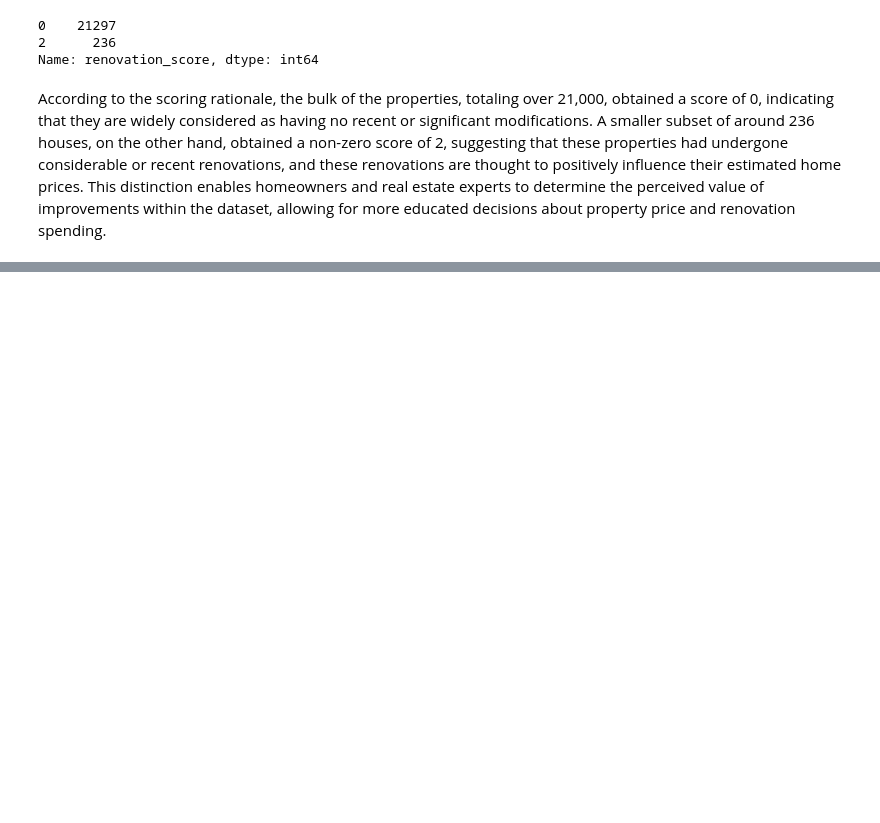
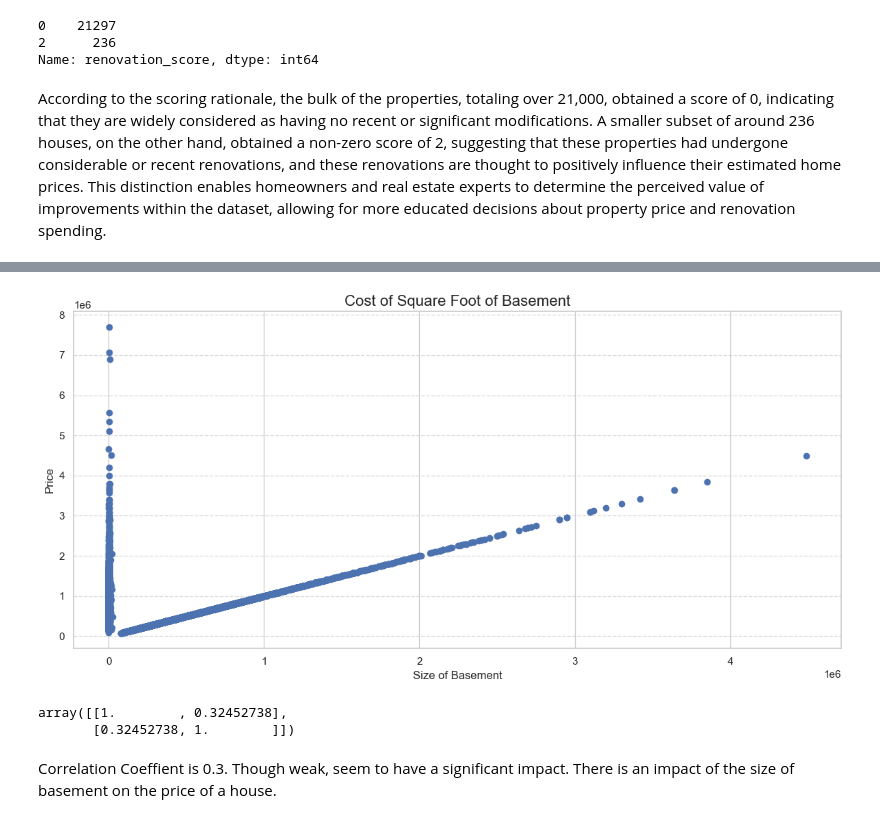
Before and after one commit to Amell88/House-price-prediction, a Jupyter notebook: index.ipynb, the cells around one changed output, grey strips where cells are left out. Drawn from its saved outputs; the diff is of its cells as text; code cells hidden in the pictures; blank space fills up the shorter version.

```diff
--- a/index.ipynb
+++ b/index.ipynb
@@ -530,0 +585,3 @@ According to the scoring rationale, the bulk of the properties, totaling over 21
+# %%
+df1=df
+df1.head ()# displying the 5 rows shows that 0.00 values in sqft_basement
@@ -530,0 +595,3 @@ According to the scoring rationale, the bulk of the properties, totaling over 21
+# %%
+df1['sqft_basement'] = df1['sqft_basement'].replace(0, 1) # code for replacing zero with 1.
+df1.head() # bzero have been replced
@@ -530,0 +605,3 @@ According to the scoring rationale, the bulk of the properties, totaling over 21
+# %%
+df1['Price_Basement_sqft']= df1['price']/ df1['sqft_basement'] # Calculating the cost of basement per square feet and addig the column to the dataset
+df1.head()
@@ -530,0 +615,19 @@ According to the scoring rationale, the bulk of the properties, totaling over 21
+# %%
+plt.figure(figsize=(12, 6))
+plt.scatter (df1['Price_Basement_sqft'], df1['price'])
+plt.xlabel('Size of Basement', fontsize=12)
+plt.ylabel('Price', fontsize=12)
+plt.title('Cost of Square Foot of Basement', fontsize=16)
+plt.grid(axis='y', linestyle='--', alpha=0.7)
+plt.tight_layout()
+plt.show()
+# %% [output]
+[figure, added]
+# %%
+correaltion =np.corrcoef(df['price'], df['Price_Basement_sqft']) # finding the correlation between the pice of houses and the the year it was built
+correaltion
+# %% [output]
+array([[1.        , 0.32452738],
+       [0.32452738, 1.        ]])
+# %% [markdown]
+Correlation Coeffient is 0.3. Though weak, seem to have a significant impact. There is an impact of the size of basement on the price of a house.
```
Also changed, not shown: parts of 19 cells of this notebook.
